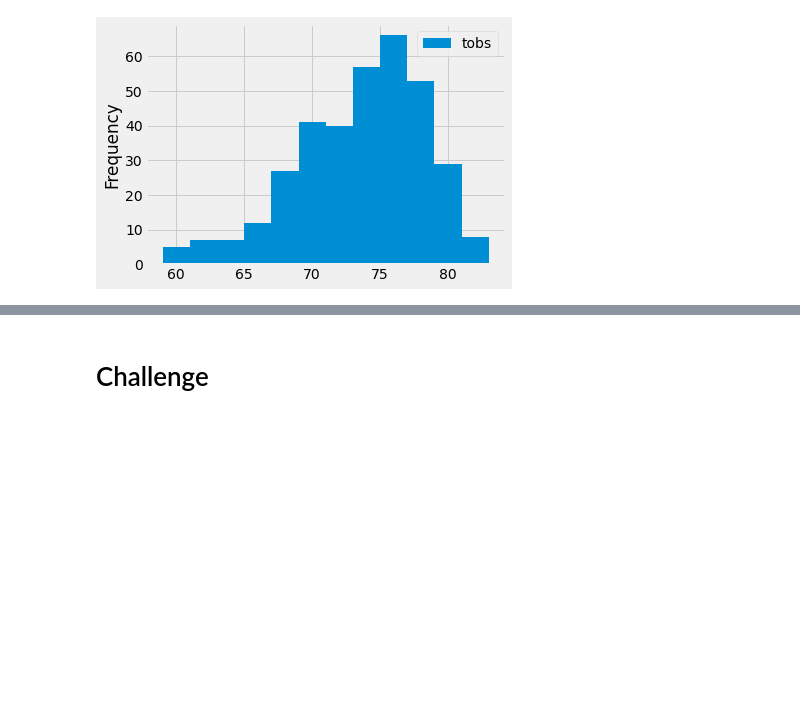
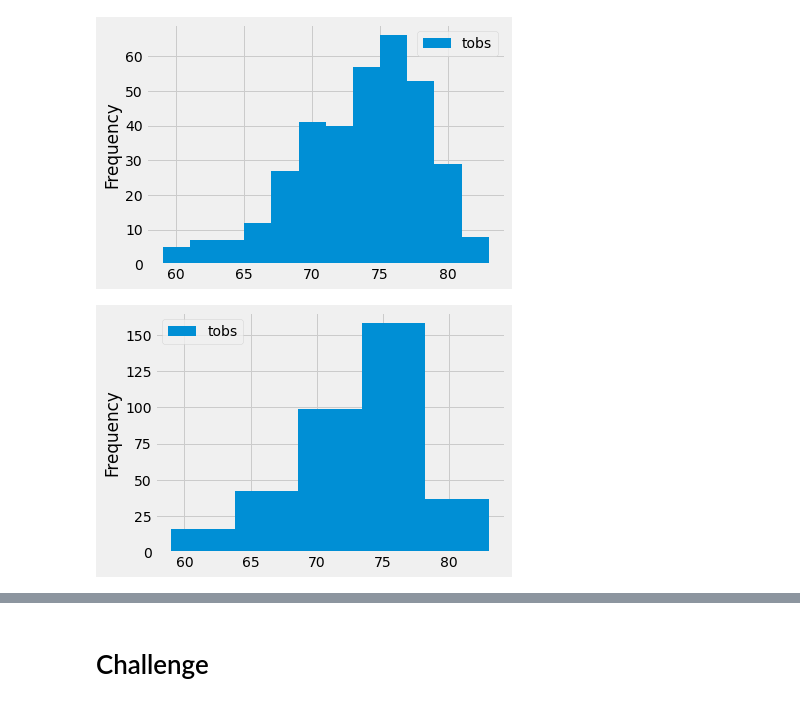
Before and after one commit to rvp47/surfs_up, a Jupyter notebook: climate_analysis.ipynb, the cells around one changed output, grey strips where cells are left out. Drawn from its saved outputs; the diff is of its cells as text; code cells hidden in the pictures; blank space fills up the shorter version.

```diff
--- a/climate_analysis.ipynb
+++ b/climate_analysis.ipynb
@@ -177,3 +177,9 @@ df.plot.hist(bins=12)
 plt.tight_layout()
 # %% [output]
 [figure]
+# %%
+# Skill Drill - Plot the temperature observations (5 bins).
+df.plot.hist(bins=5)
+plt.tight_layout()
+# %% [output]
+[figure, added]
```
Also changed, not shown: parts of 2 cells of this notebook, 2 other files.
